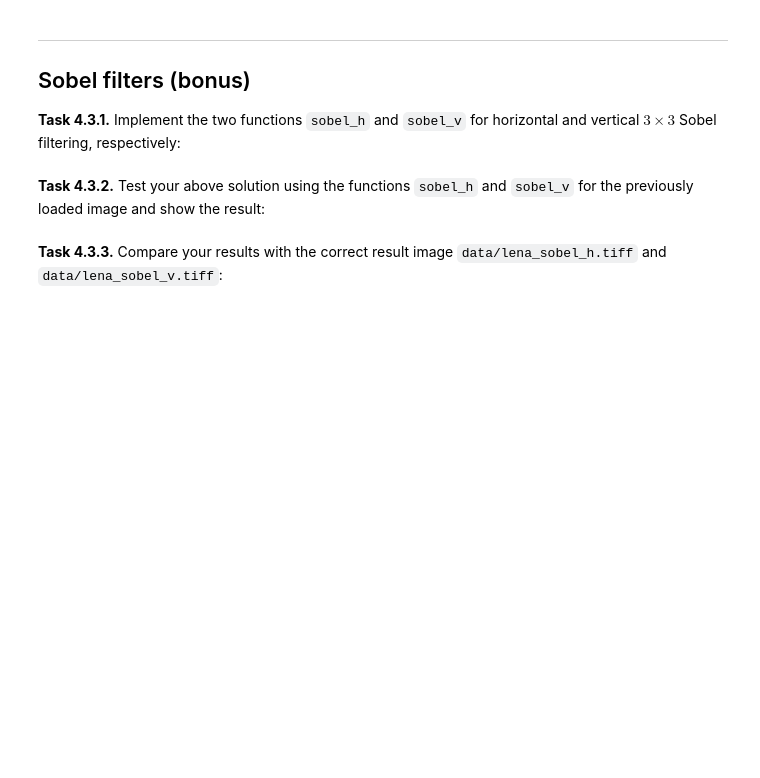
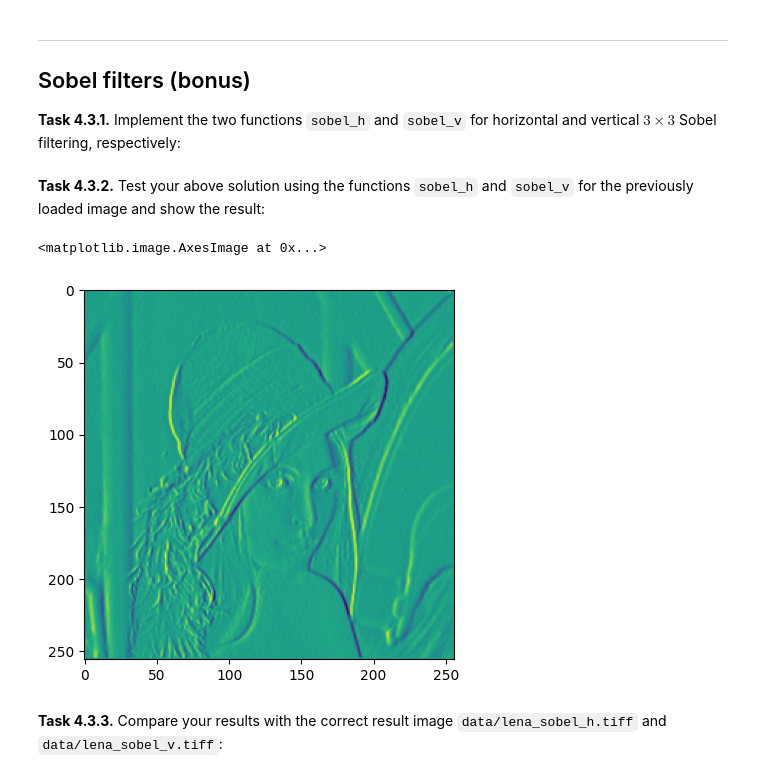
Before and after one commit to mpcaro/mobi-fs3-python, a Jupyter notebook: task4.ipynb, the cells around one changed output. Saved outputs shown, nothing was run; the diff lists cells and outputs as text; code cells hidden in the pictures; blank space fills up the shorter version.

```diff
--- a/task4.ipynb
+++ b/task4.ipynb
@@ -112,7 +112,45 @@ assert numpy.allclose(magnitude_lena, lena_magnitude_correct, atol=1/255)
 ## Sobel filters (bonus)
 
 **<a id="#">Task 4.3.1.</a>** Implement the two functions `sobel_h` and `sobel_v` for horizontal and vertical $3 \times 3$ Sobel filtering, respectively:
+# %%
+def sobel_v(img):
+    result = numpy.zeros(img.shape)
+    filter = numpy.array([[-1,-2,-1], [0,0,0], [1,2,1]])
+    for p in numpy.ndindex(img.shape[0]-2,img.shape[1]-2):
+        neighborhood_sum = 0
+        for q in numpy.ndindex(3,3):
+            weight = filter[q[0],q[1]]
+            y = p[0] + q[0]
+            x = p[1] + q[1]
+            varint = img[y,x] * weight
+            neighborhood_sum += varint
+        neighborhood_mean = neighborhood_sum / 8
+        result[p[0]+1, p[1]+1] = neighborhood_mean
+    return result
+# %%
+def sobel_h(img):
+    result = numpy.zeros(img.shape)
+    filter = numpy.array([[-1,0,1], [-2,0,2], [-1,0,1]])
+    for p in numpy.ndindex(img.shape[0]-2,img.shape[1]-2):
+        neighborhood_sum = 0
+        for q in numpy.ndindex(3,3):
+            weight = filter[q[0],q[1]]
+            y = p[0] + q[0]
+            x = p[1] + q[1]
+            varint = img[y,x] * weight
+            neighborhood_sum += varint
+        neighborhood_mean = neighborhood_sum / 8
+        result[p[0]+1, p[1]+1] = neighborhood_mean
+    return result
 # %% [markdown]
 **<a id="#">Task 4.3.2.</a>** Test your above solution using the functions `sobel_h` and `sobel_v` for the previously loaded image and show the result:
+# %%
+lena.copy()
+sobel_h_lena = sobel_h(lena)
+sobel_v_lena = sobel_v(lena)
+plt.imshow(sobel_h_lena)
+# %% [output]
+<matplotlib.image.AxesImage at 0x...>
+[figure, added]
 # %% [markdown]
 **<a id="#">Task 4.3.3.</a>** Compare your results with the correct result image `data/lena_sobel_h.tiff` and `data/lena_sobel_v.tiff`:
```
Also changed, not shown: parts of 2 cells of this notebook.
